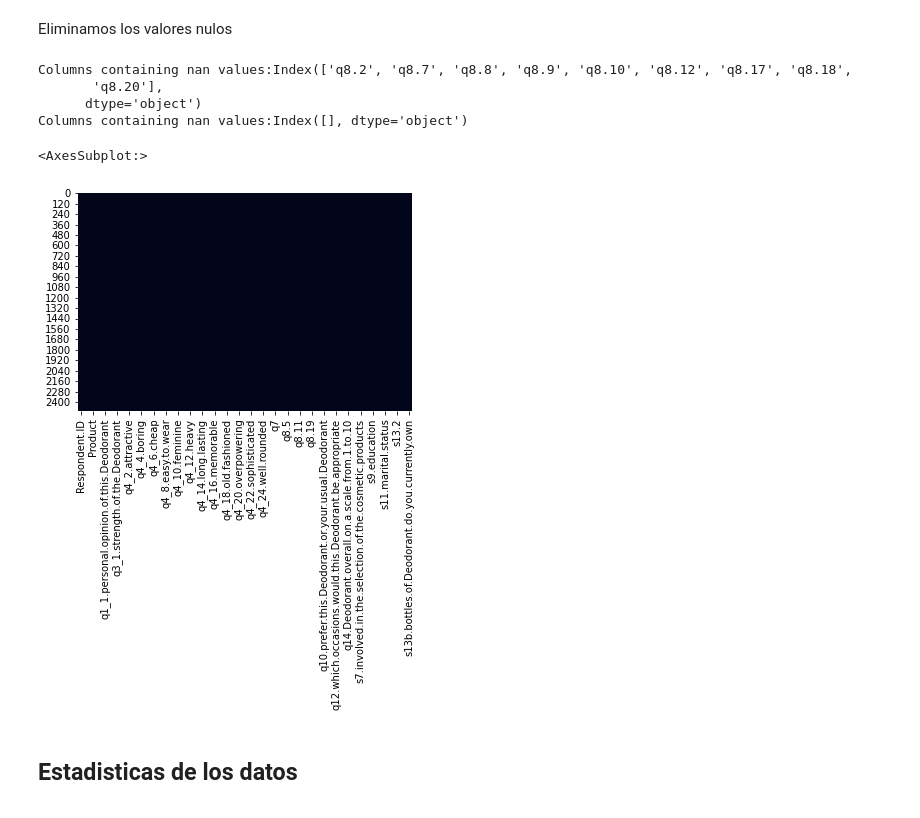
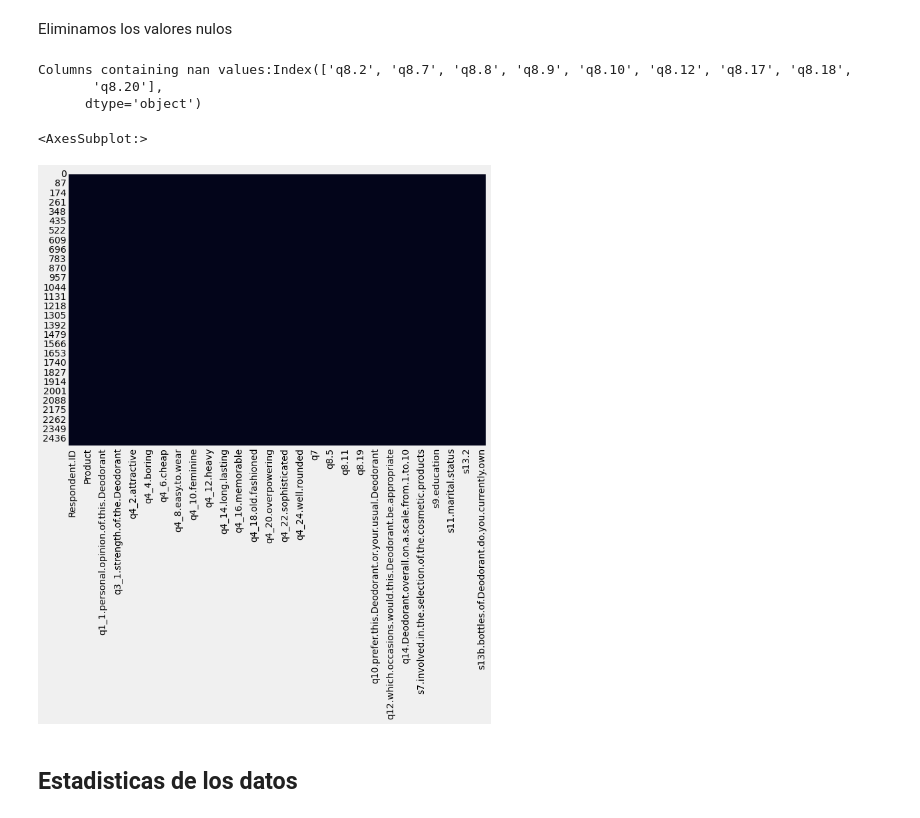
Before and after one commit to migueldemollet/ApCLaboratorio, a Jupyter notebook: Practica1.ipynb, the cells around one changed output. Saved outputs shown, nothing was run; the diff lists cells and outputs as text; code cells hidden in the pictures.

```diff
--- a/Practica1.ipynb
+++ b/Practica1.ipynb
@@ -22,6 +23,7 @@ import seaborn as sns
 # %% [markdown]
 ## Cargamos la base de datos
 # %%
+pd.set_option('display.float_format', lambda x: '%.3f' % x)
 #Obligamos que meutre todas las columnas
 pd.set_option('display.max_columns', None)
 
@@ -36,7 +38,8 @@ def load_dataset(path):
 # Carreguem dataset d'exemple
 dataset = load_dataset('db\\Data_train_reduced.csv')
 dataset_copy = load_dataset('db\\Data_train_reduced.csv')
-dataset_test = load_dataset('db\\test_data.csv')
+dataset_descent = load_dataset('db\\Data_train_reduced.csv')
+#dataset_test = load_dataset('db\\test_data.csv')
 data = dataset.values
 
 x = data[:, :2]
@@ -102,25 +105,24 @@ Eliminamos los valores nulos
 # %%
 def columns_with_na(dframe):
     temp = dframe.isna().sum()
     temp = temp[temp >0]
     print(f"Columns containing nan values:{temp.index}")
     return temp.index
 
 columns_to_drop = list(columns_with_na(dataset))
-columns_to_drop_test = list(columns_with_na(dataset_test))
+
 
 dataset.drop(columns_to_drop, axis=1, inplace = True)
-dataset_test.drop(columns_to_drop_test, axis=1, inplace = True)
+dataset_descent.drop(columns_to_drop, axis=1, inplace = True)
 dataset_copy.drop(columns_to_drop, axis=1 ,inplace = True)
 
 sns.heatmap(dataset.isnull(), cbar=False)
 # %% [output]
 Columns containing nan values:Index(['q8.2', 'q8.7', 'q8.8', 'q8.9', 'q8.10', 'q8.12', 'q8.17', 'q8.18',
        'q8.20'],
       dtype='object')
-Columns containing nan values:Index([], dtype='object')
 <AxesSubplot:>
-[figure, old version]
+[figure, new version]
 # %% [markdown]
 ## Estadisticas de los datos
 # %%
```
Also changed, not shown: parts of 31 cells of this notebook.
